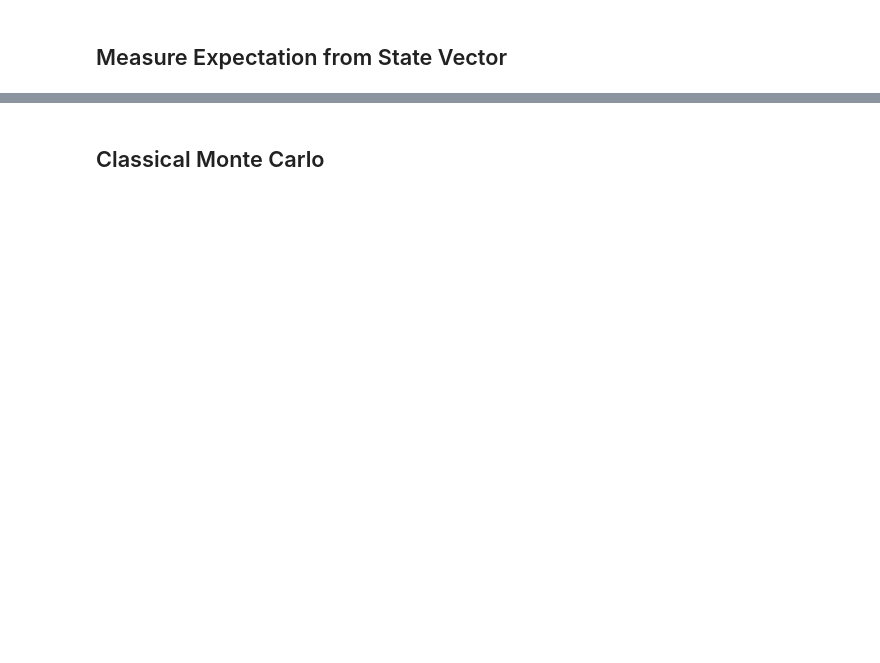
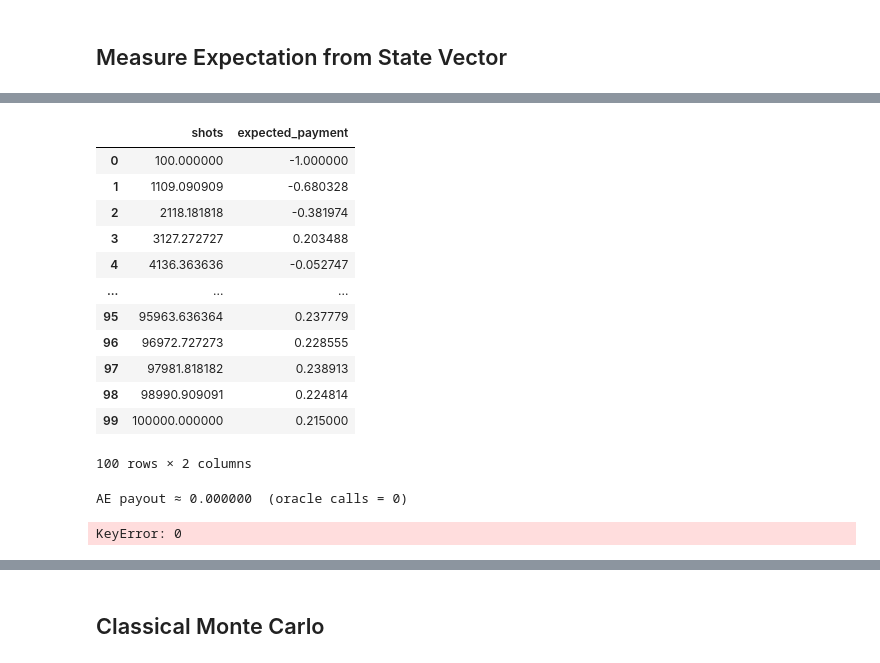
Before and after one commit to AlexFiliakov/knowledge-pricing, a Jupyter notebook: 4.b. Quantum Excess Evaluation Algorithm.ipynb, the cells around one changed output, grey strips where cells are left out. Saved outputs shown, nothing was run; the diff lists cells and outputs as text; code cells hidden in the pictures; blank space fills up the shorter version.

```diff
--- a/4.b. Quantum Excess Evaluation Algorithm.ipynb
+++ b/4.b. Quantum Excess Evaluation Algorithm.ipynb
@@ -424,0 +520,74 @@ e_pmt_qubits_10 = None
+# %%
+df_conv
+# %% [output]
+|  | shots | expected_payment |
+| 0 | 100.000000 | -1.000000 |
+| 1 | 1109.090909 | -0.680328 |
+| 2 | 2118.181818 | -0.381974 |
+| 3 | 3127.272727 | 0.203488 |
+| 4 | 4136.363636 | -0.052747 |
+| ... | ... | ... |
+| 95 | 95963.636364 | 0.237779 |
+| 96 | 96972.727273 | 0.228555 |
+| 97 | 97981.818182 | 0.238913 |
+| 98 | 98990.909091 | 0.224814 |
+| 99 | 100000.000000 | 0.215000 |
+100 rows × 2 columns
+# %%
+from qiskit.primitives import Sampler
+from qiskit_algorithms import IterativeAmplitudeEstimation, EstimationProblem
+
+sampler = Sampler()                                   # AerSampler by default
+problem = EstimationProblem(
+    state_preparation = qc,
+    objective_qubits  = [meas_q]
+)
+
+iae = IterativeAmplitudeEstimation(
+        epsilon_target = 0.01,        # desired abs‑err on amplitude
+        alpha          = 0.05,        # 95 % confidence
+        sampler        = sampler)
+
+result = iae.estimate(problem)
+p1     = result.estimation
+calls  = result.num_oracle_queries
+
+excess   = (p1 - 0.5) / (0.4 * c_param)
+payment  = 0.4 * excess
+print(f"AE payout ≈ {payment:.6f}  (oracle calls = {calls})")
+# %% [output]
+AE payout ≈ 0.000000  (oracle calls = 0)
+# %%
+from qiskit.primitives import StatevectorSampler
+from qiskit_algorithms import IterativeAmplitudeEstimation, EstimationProblem
+
+def expected_payment_via_iqae_legacy(circ: QuantumCircuit,
+                                    meas_idx: int,
+                                    c: float,
+                                    coins: float = 0.4,
+                                    epsilon: float = 2e-3,
+                                    alpha: float   = 0.05):
+    """Iterative AE using the pre‑primitive API (compatible with Qiskit 1.4.x)."""
+    sampler = StatevectorSampler()
+    problem = EstimationProblem(
+        state_preparation = circ,
+        objective_qubits  = [meas_idx]
+    )
+
+    iae = IterativeAmplitudeEstimation(
+            epsilon_target = epsilon,
+            alpha          = alpha,
+            sampler        = sampler)
+
+    result = iae.estimate(problem)
+    p1     = result.estimation
+    calls  = result.num_oracle_queries
+    excess   = (p1 - 0.5) / (0.4 * c_param)
+    payment  = 0.4 * excess
+    return payment, result.num_oracle_queries
+
+pay_iqae, calls = expected_payment_via_iqae_legacy(qc, meas_q, c_param, coins,
+                                                    epsilon=2e-3, alpha=0.05)
+print(f"IQAE (legacy)        E[payment] = {pay_iqae:.8f} (oracle calls = {calls})")
+# %% [output]
+KeyError: 0
```
Also changed, not shown: parts of 19 cells of this notebook.
